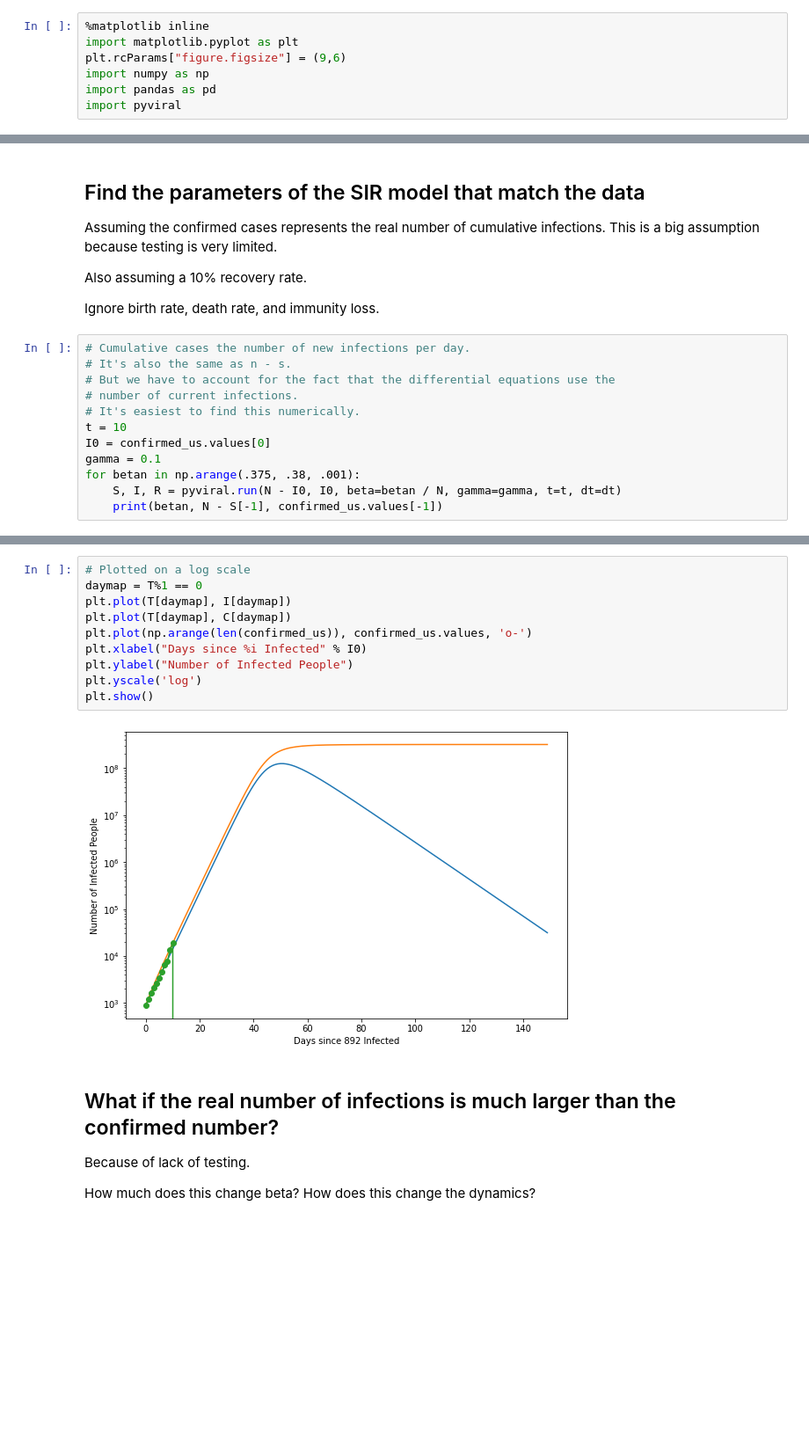
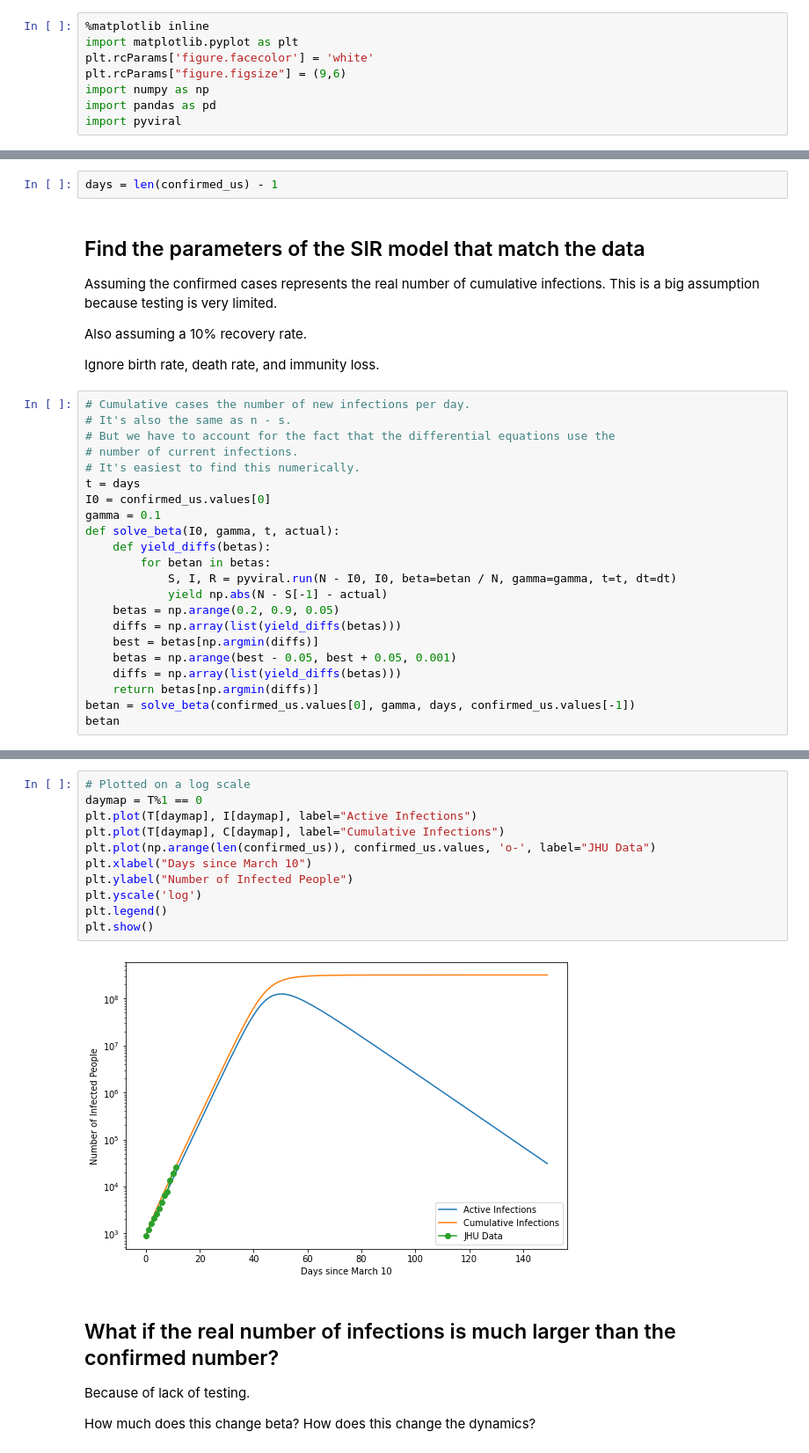
Before and after one commit to valerierose/pyviral, a Jupyter notebook: examples/Modeling Coronavirus.ipynb, the cells around one changed output, grey strips where cells are left out. Shown at 88% size. Saved outputs shown, nothing was run; the diff lists cells and outputs as text; blank space fills up the shorter version.

Commit message:
update coronavirus model to use live data

```diff
--- a/examples/Modeling Coronavirus.ipynb
+++ b/examples/Modeling Coronavirus.ipynb
@@ -5,6 +5,7 @@ Last updated 3/21/2020
 # %%
 %matplotlib inline
 import matplotlib.pyplot as plt
+plt.rcParams['figure.facecolor'] = 'white'
 plt.rcParams["figure.figsize"] = (9,6)
 import numpy as np
 import pandas as pd
@@ -63,3 +80,5 @@ death_rate
+# %%
+days = len(confirmed_us) - 1
 # %% [markdown]
 ## Find the parameters of the SIR model that match the data
 
@@ -74,10 +93,20 @@ Ignore birth rate, death rate, and immunity loss.
 # But we have to account for the fact that the differential equations use the
 # number of current infections.
 # It's easiest to find this numerically.
-t = 10
+t = days
 I0 = confirmed_us.values[0]
 gamma = 0.1
-for betan in np.arange(.375, .38, .001):
-    S, I, R = pyviral.run(N - I0, I0, beta=betan / N, gamma=gamma, t=t, dt=dt)
-    print(betan, N - S[-1], confirmed_us.values[-1])
+def solve_beta(I0, gamma, t, actual):
+    def yield_diffs(betas):
+        for betan in betas:
+            S, I, R = pyviral.run(N - I0, I0, beta=betan / N, gamma=gamma, t=t, dt=dt)
+            yield np.abs(N - S[-1] - actual)
+    betas = np.arange(0.2, 0.9, 0.05)
+    diffs = np.array(list(yield_diffs(betas)))
+    best = betas[np.argmin(diffs)]
+    betas = np.arange(best - 0.05, best + 0.05, 0.001)
+    diffs = np.array(list(yield_diffs(betas)))
+    return betas[np.argmin(diffs)]
+betan = solve_beta(confirmed_us.values[0], gamma, days, confirmed_us.values[-1])
+betan
 # %% [output]
@@ -119,15 +142,16 @@ There will be 4 million total deaths.
 # %%
 # Plotted on a log scale
 daymap = T%1 == 0
-plt.plot(T[daymap], I[daymap])
-plt.plot(T[daymap], C[daymap])
-plt.plot(np.arange(len(confirmed_us)), confirmed_us.values, 'o-')
-plt.xlabel("Days since %i Infected" % I0)
+plt.plot(T[daymap], I[daymap], label="Active Infections")
+plt.plot(T[daymap], C[daymap], label="Cumulative Infections")
+plt.plot(np.arange(len(confirmed_us)), confirmed_us.values, 'o-', label="JHU Data")
+plt.xlabel("Days since March 10")
 plt.ylabel("Number of Infected People")
 plt.yscale('log')
+plt.legend()
 plt.show()
 # %% [output]
-[figure, old version]
+[figure, new version]
 # %% [markdown]
 ## What if the real number of infections is much larger than the confirmed number?
 
```
Also changed, not shown: parts of 16 cells of this notebook.
